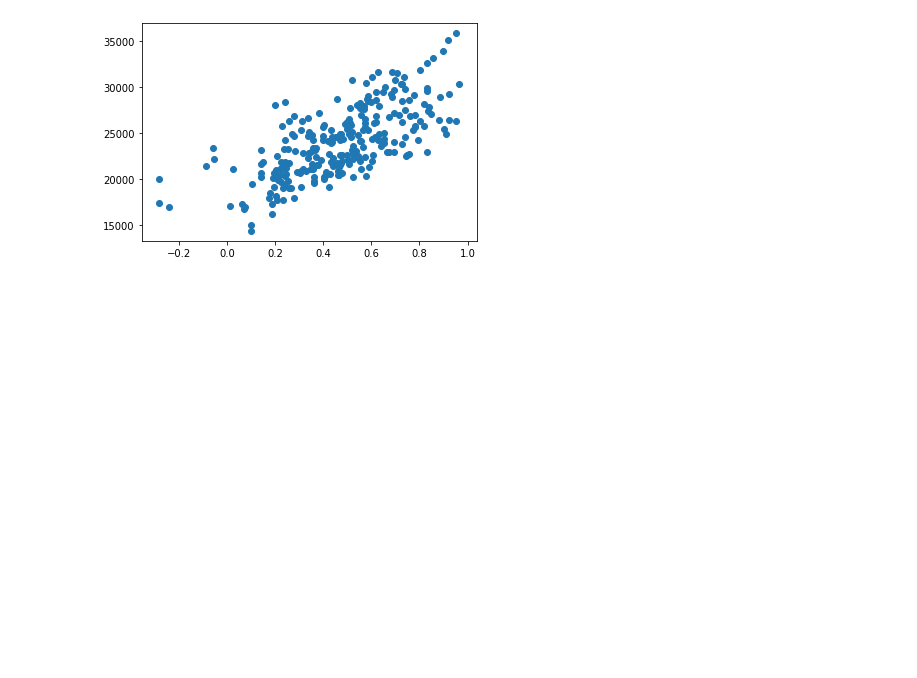
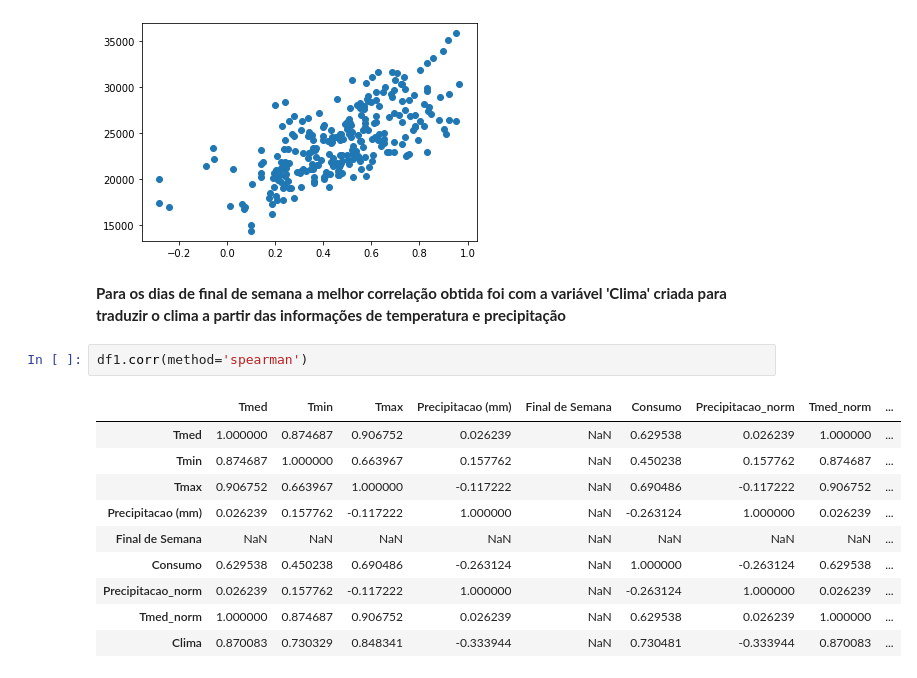
Before and after one commit to thiagorayam/Data, a Jupyter notebook: Exemplo1.ipynb, the cells around one changed output. Drawn from its saved outputs; the diff is of its cells as text; blank space fills up the shorter version.

```diff
--- a/Exemplo1.ipynb
+++ b/Exemplo1.ipynb
@@ -173,3 +175,18 @@ plt.scatter(x=df2['Clima'],y=df2['Consumo'])
 # %% [output]
 <matplotlib.collections.PathCollection at 0x...>
 [figure]
+# %% [markdown]
+**Para os dias de final de semana a melhor correlação obtida foi com a variável 'Clima' criada para traduzir o clima a partir das informações de temperatura e precipitação**
+# %%
+df1.corr(method='spearman')
+# %% [output]
+|  | Tmed | Tmin | Tmax | Precipitacao (mm) | Final de Semana | Consumo | Precipitacao_norm | Tmed_norm | ... |
+| Tmed | 1.000000 | 0.874687 | 0.906752 | 0.026239 | NaN | 0.629538 | 0.026239 | 1.000000 | ... |
+| Tmin | 0.874687 | 1.000000 | 0.663967 | 0.157762 | NaN | 0.450238 | 0.157762 | 0.874687 | ... |
+| Tmax | 0.906752 | 0.663967 | 1.000000 | -0.117222 | NaN | 0.690486 | -0.117222 | 0.906752 | ... |
+| Precipitacao (mm) | 0.026239 | 0.157762 | -0.117222 | 1.000000 | NaN | -0.263124 | 1.000000 | 0.026239 | ... |
+| Final de Semana | NaN | NaN | NaN | NaN | NaN | NaN | NaN | NaN | ... |
+| Consumo | 0.629538 | 0.450238 | 0.690486 | -0.263124 | NaN | 1.000000 | -0.263124 | 0.629538 | ... |
+| Precipitacao_norm | 0.026239 | 0.157762 | -0.117222 | 1.000000 | NaN | -0.263124 | 1.000000 | 0.026239 | ... |
+| Tmed_norm | 1.000000 | 0.874687 | 0.906752 | 0.026239 | NaN | 0.629538 | 0.026239 | 1.000000 | ... |
+| Clima | 0.870083 | 0.730329 | 0.848341 | -0.333944 | NaN | 0.730481 | -0.333944 | 0.870083 | ... |
```
Also changed, not shown: parts of 2 cells of this notebook.
